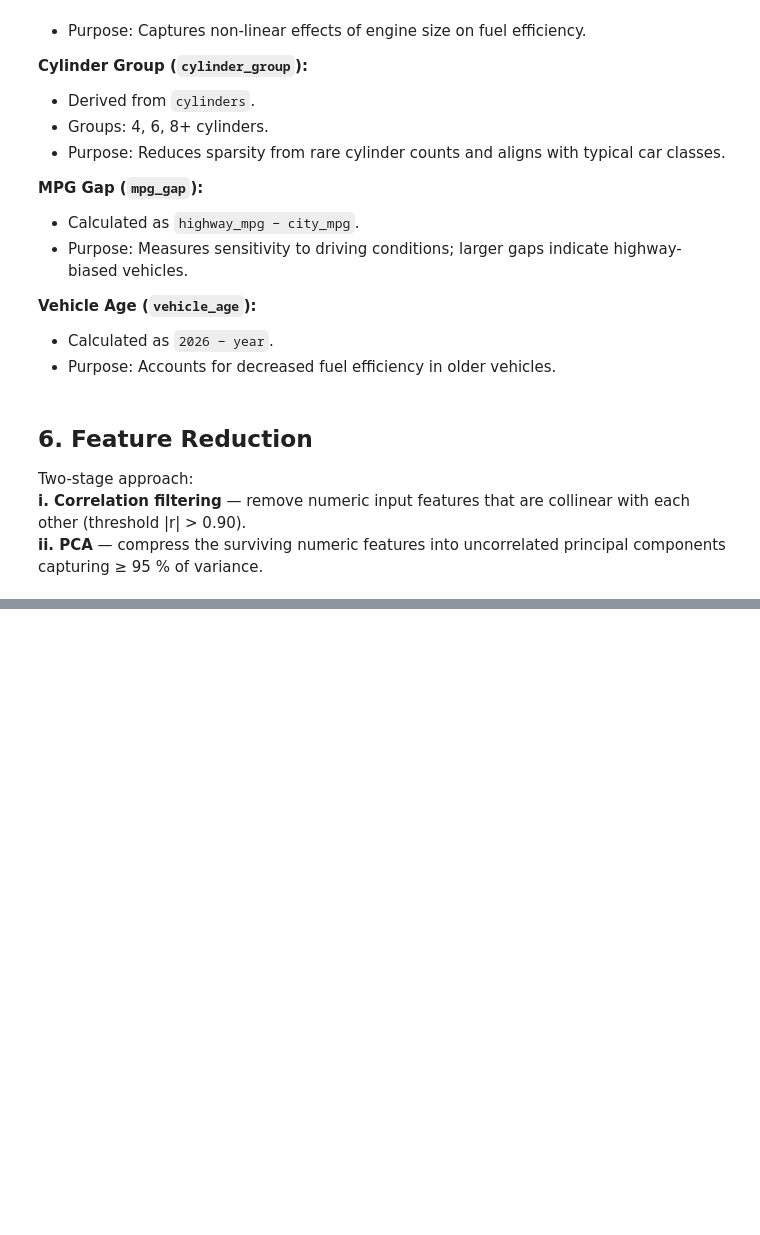
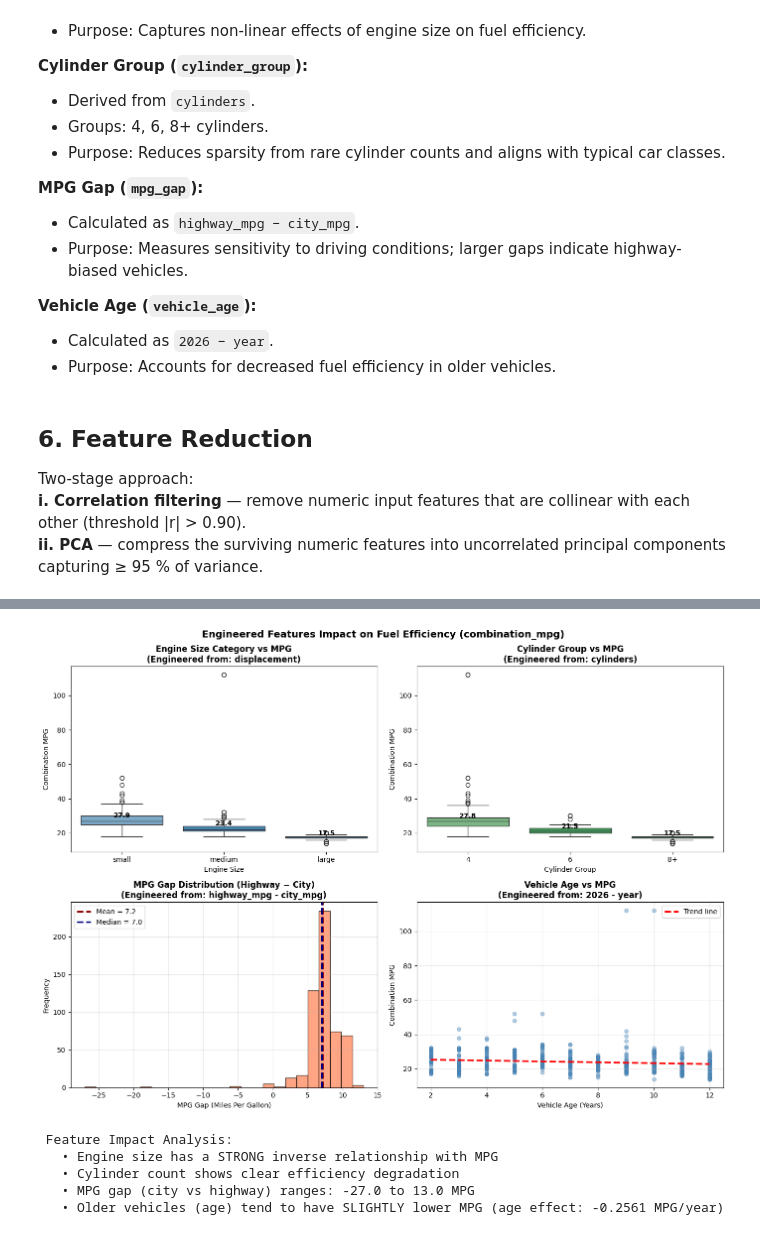
Before and after one commit to Saharsha037/Car_Fuel_Consumption_DS, a Jupyter notebook: car_fuel_eda.ipynb, the cells around one changed output, grey strips where cells are left out. Saved outputs shown, nothing was run; the diff lists cells and outputs as text; code cells hidden in the pictures; blank space fills up the shorter version.

```diff
--- a/car_fuel_eda.ipynb
+++ b/car_fuel_eda.ipynb
@@ -671,3 +750,69 @@ Two-stage approach:
+# %%
+# ── Visualization: Feature Impact on Target Variable ────────────────────────
+
+fig, axes = plt.subplots(2, 2, figsize=(14, 10))
+fig.suptitle('Engineered Features Impact on Fuel Efficiency (combination_mpg)', fontsize=14, fontweight='bold')
+
+# 1. Engine Size Category vs MPG (derived from displacement)
+order_esc = ['small', 'medium', 'large']
+sns.boxplot(data=df, x='engine_size_cat', y='combination_mpg', order=order_esc, palette='Blues_d', ax=axes[0, 0])
+axes[0, 0].set_title('Engine Size Category vs MPG\n(Engineered from: displacement)', fontweight='bold')
+axes[0, 0].set_xlabel('Engine Size')
+axes[0, 0].set_ylabel('Combination MPG')
+
+# Add mean values as text
+for i, cat in enumerate(order_esc):
+    mean_val = df[df['engine_size_cat'] == cat]['combination_mpg'].mean()
+    axes[0, 0].text(i, mean_val + 1, f'{mean_val:.1f}', ha='center', fontweight='bold')
+
+# 2. Cylinder Group vs MPG (derived from cylinders)
+order_cg = ['4', '6', '8+']
+sns.boxplot(data=df, x='cylinder_group', y='combination_mpg', order=order_cg, palette='Greens_d', ax=axes[0, 1])
+axes[0, 1].set_title('Cylinder Group vs MPG\n(Engineered from: cylinders)', fontweight='bold')
+axes[0, 1].set_xlabel('Cylinder Group')
+axes[0, 1].set_ylabel('Combination MPG')
+
+
+for i, cg in enumerate(order_cg):
+    mean_val = df[df['cylinder_group'] == cg]['combination_mpg'].mean()
+    axes[0, 1].text(i, mean_val + 1, f'{mean_val:.1f}', ha='center', fontweight='bold')
+
+# 3. MPG Gap distribution (derived from highway_mpg - city_mpg)
+axes[1, 0].hist(df['mpg_gap'], bins=25, color='coral', edgecolor='black', alpha=0.7)
+axes[1, 0].axvline(df['mpg_gap'].mean(), color='darkred', linestyle='--', linewidth=2.5, label=f'Mean = {df["mpg_gap"].mean():.1f}')
+axes[1, 0].axvline(df['mpg_gap'].median(), color='navy', linestyle='--', linewidth=2.5, label=f'Median = {df["mpg_gap"].median():.1f}')
+axes[1, 0].set_title('MPG Gap Distribution (Highway - City)\n(Engineered from: highway_mpg - city_mpg)', fontweight='bold')
+axes[1, 0].set_xlabel('MPG Gap (Miles Per Gallon)')
+axes[1, 0].set_ylabel('Frequency')
+axes[1, 0].legend()
+axes[1, 0].grid(alpha=0.3)
+
+# 4. Vehicle Age vs MPG (derived from 2026 - year)
+axes[1, 1].scatter(df['vehicle_age'], df['combination_mpg'], alpha=0.4, s=30, color='steelblue')
+z = np.polyfit(df['vehicle_age'], df['combination_mpg'], 1)
+p = np.poly1d(z)
+axes[1, 1].plot(df['vehicle_age'].sort_values(), p(df['vehicle_age'].sort_values()), "r--", linewidth=2.5, label=f'Trend line')
+axes[1, 1].set_title('Vehicle Age vs MPG\n(Engineered from: 2026 - year)', fontweight='bold')
+axes[1, 1].set_xlabel('Vehicle Age (Years)')
+axes[1, 1].set_ylabel('Combination MPG')
+axes[1, 1].legend()
+axes[1, 1].grid(alpha=0.3)
+
+plt.tight_layout()
+plt.show()
+
+print("\nFeature Impact Analysis:")
+print(f"   - Engine size has a STRONG inverse relationship with MPG")
+print(f"   - Cylinder count shows clear efficiency degradation")
+print(f"   - MPG gap (city vs highway) ranges: {df['mpg_gap'].min():.1f} to {df['mpg_gap'].max():.1f} MPG")
+print(f"   - Older vehicles (age) tend to have SLIGHTLY lower MPG (age effect: {z[0]:.4f} MPG/year)")
+# %% [output]
+[figure, added]
+ Feature Impact Analysis:
+   • Engine size has a STRONG inverse relationship with MPG
+   • Cylinder count shows clear efficiency degradation
+   • MPG gap (city vs highway) ranges: -27.0 to 13.0 MPG
+   • Older vehicles (age) tend to have SLIGHTLY lower MPG (age effect: -0.2561 MPG/year)
 # %%
 # ── Step i: Correlation-based Feature Filtering ───────────────────────────────
 TARGET = 'combination_mpg'
```
Also changed, not shown: parts of 14 cells of this notebook.
